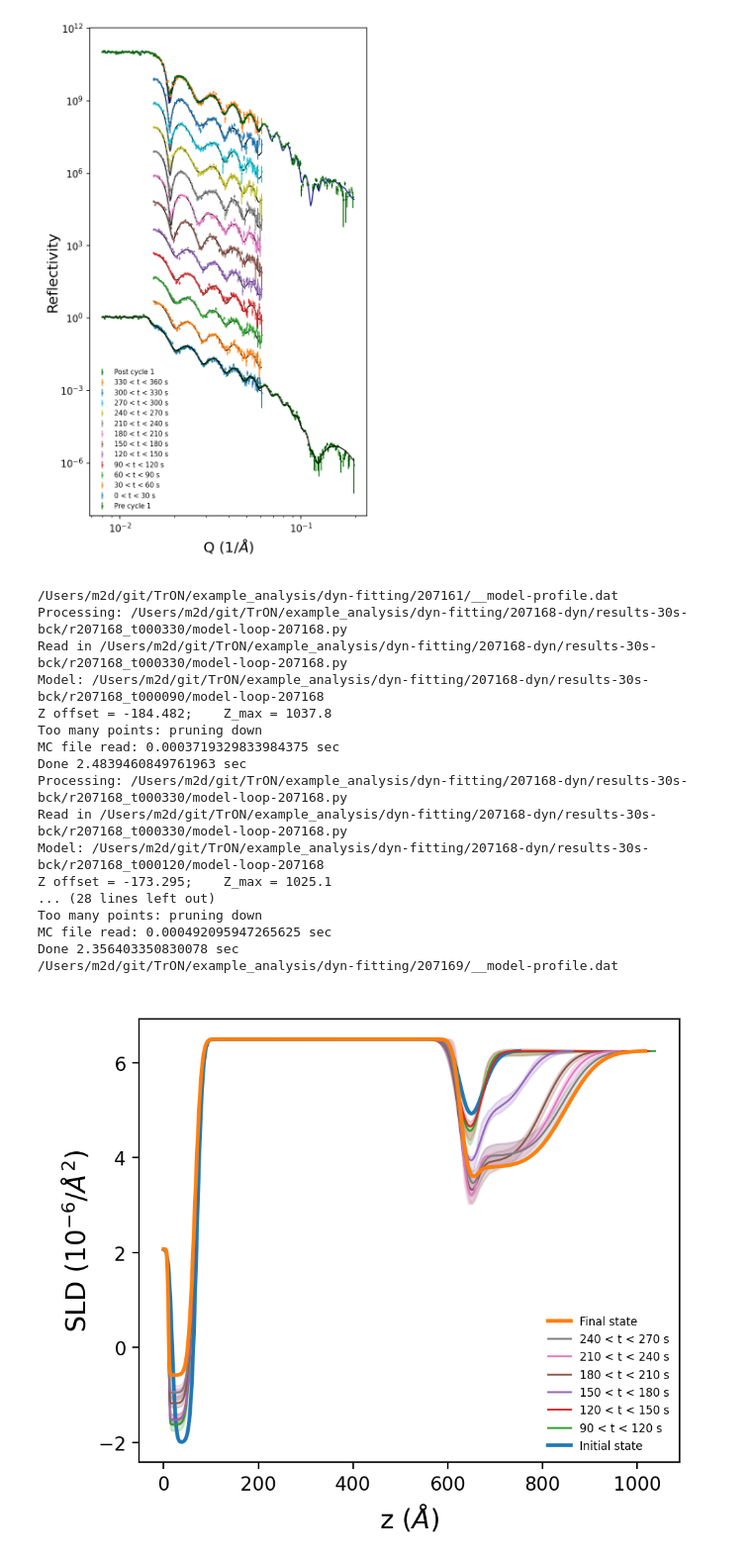
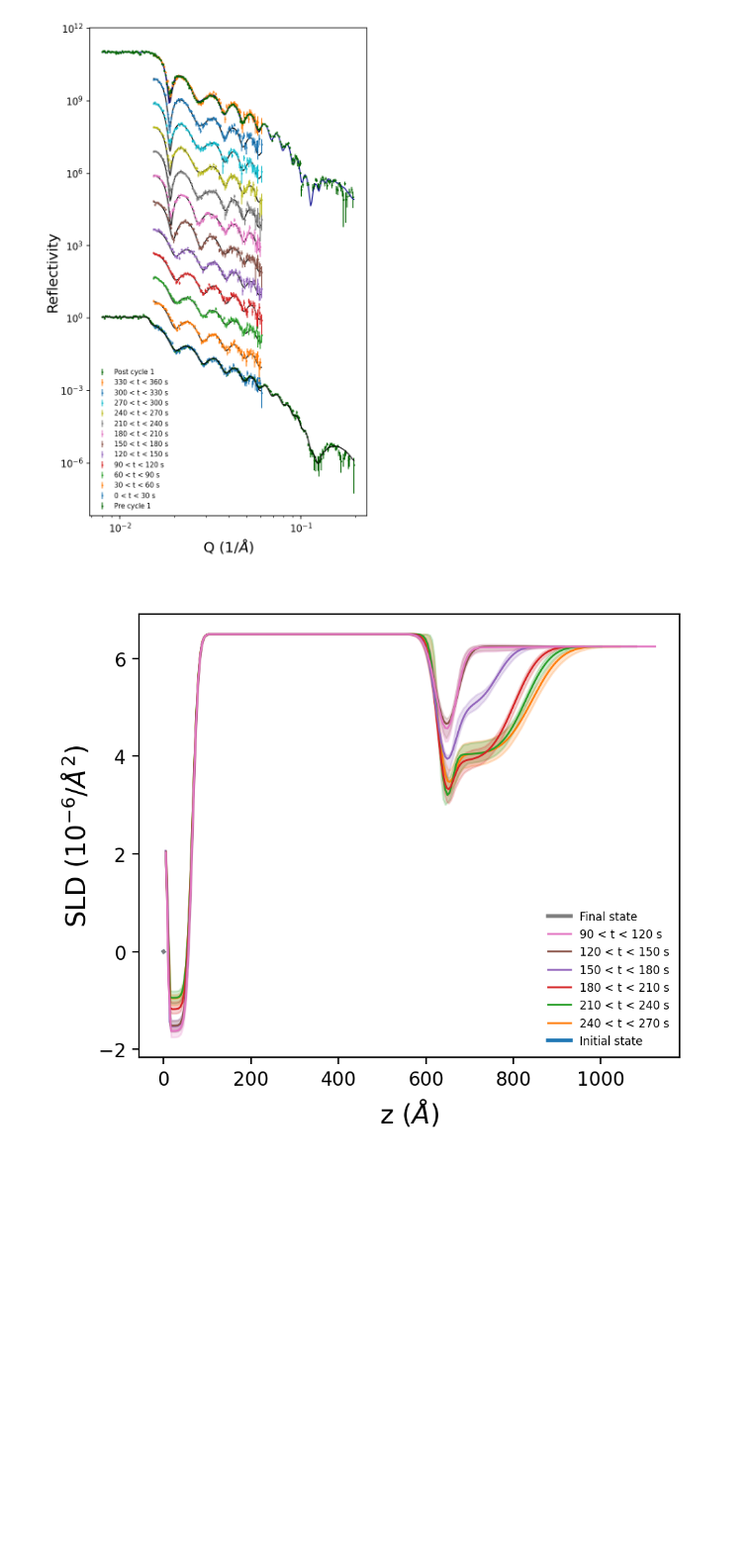
Before and after one commit to mdoucet/TrON, a Jupyter notebook: example_analysis/notebooks/summary-Cu-F.ipynb, the cells around one changed output. Shown at 99% size. Saved outputs shown, nothing was run; the diff lists cells and outputs as text; code cells hidden in the pictures; blank space fills up the shorter version.

```diff
--- a/example_analysis/notebooks/summary-Cu-F.ipynb
+++ b/example_analysis/notebooks/summary-Cu-F.ipynb
@@ -102,34 +82,17 @@ file_list = summary_plots.plot_dyn_data(dynamic_run, init_state, final_state, fi
 # %%
 # Plot manual fits
 importlib.reload(summary_plots)
 
 # model_file = os.path.join(project_dir, 'model-207275.py')
 model_file = os.path.join(dyn_fit_dir, str(file_list[-1][2]), 'model-loop-207168.py')
 
 _file_list = [file_list[i] for i in [3,4,5,6,7,8]]
 
-summary_plots.plot_dyn_sld(_file_list, 207161, 207169,
-                           fit_dir=dyn_model_dir, dyn_data_dir=data_dir, dyn_fit_dir=dyn_fit_dir, delta_t=30,
-                           show_cl=True, model_file=model_file, model_name='model-loop-207168')
+summary_plots.plot_dyn_sld(_file_list, init_state, final_state,
+                           dyn_fit_dir=dyn_fit_dir,
+                           show_cl=True, model_name='model-loop-207168')
 # %% [output]
-/Users/m2d/git/TrON/example_analysis/dyn-fitting/207161/__model-profile.dat
-Processing: /Users/m2d/git/TrON/example_analysis/dyn-fitting/207168-dyn/results-30s-bck/r207168_t000330/model-loop-207168.py
-Read in /Users/m2d/git/TrON/example_analysis/dyn-fitting/207168-dyn/results-30s-bck/r207168_t000330/model-loop-207168.py
-Model: /Users/m2d/git/TrON/example_analysis/dyn-fitting/207168-dyn/results-30s-bck/r207168_t000090/model-loop-207168
-Z offset = -184.482;    Z_max = 1037.8
-Too many points: pruning down
-MC file read: 0.0003719329833984375 sec
-Done 2.4839460849761963 sec
-Processing: /Users/m2d/git/TrON/example_analysis/dyn-fitting/207168-dyn/results-30s-bck/r207168_t000330/model-loop-207168.py
-Read in /Users/m2d/git/TrON/example_analysis/dyn-fitting/207168-dyn/results-30s-bck/r207168_t000330/model-loop-207168.py
-Model: /Users/m2d/git/TrON/example_analysis/dyn-fitting/207168-dyn/results-30s-bck/r207168_t000120/model-loop-207168
-Z offset = -173.295;    Z_max = 1025.1
-... (28 lines left out)
-Too many points: pruning down
-MC file read: 0.000492095947265625 sec
-Done 2.356403350830078 sec
-/Users/m2d/git/TrON/example_analysis/dyn-fitting/207169/__model-profile.dat
-[figure, old version]
+[figure, new version]
 # %%
 importlib.reload(summary_plots)
 
```
Also changed, not shown: parts of 3 cells of this notebook, 4 other files.
